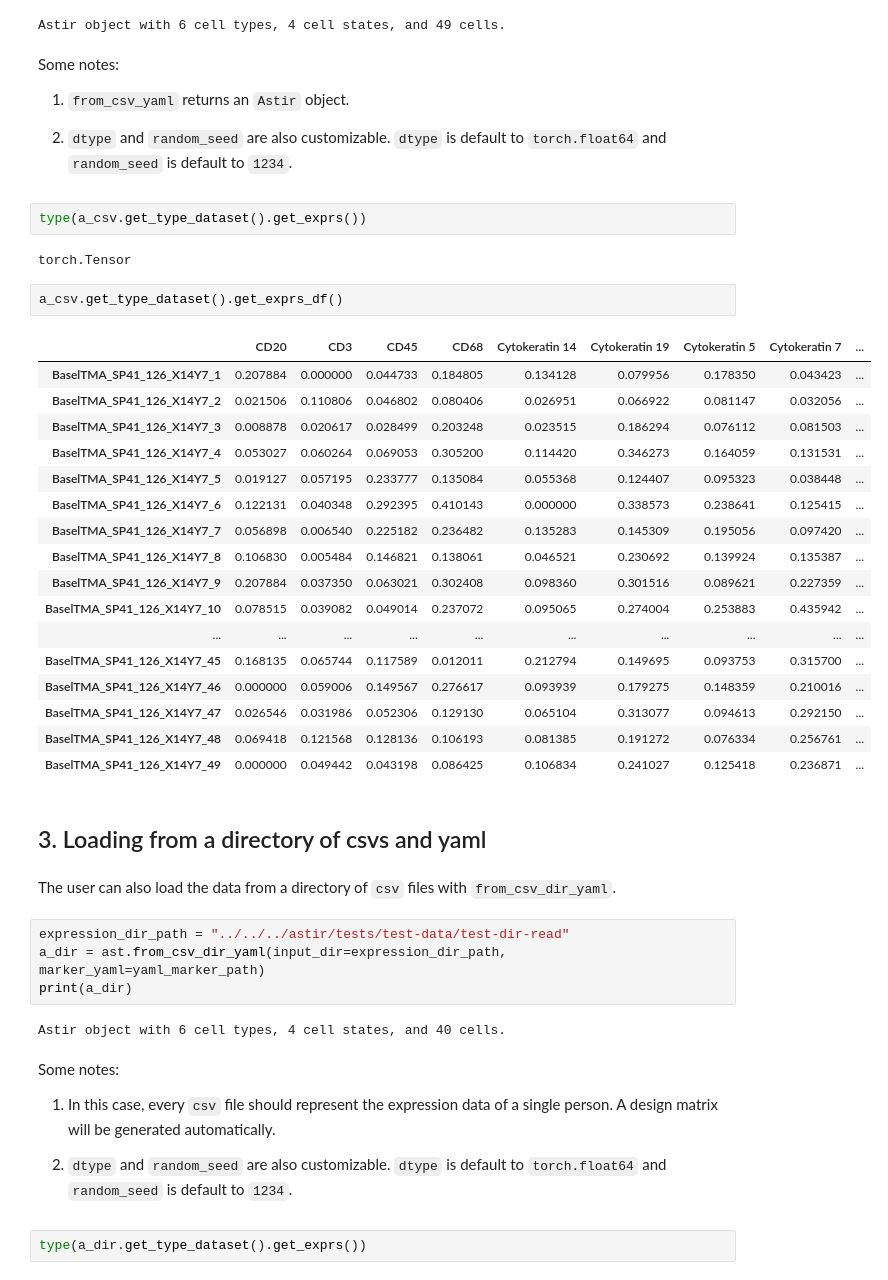
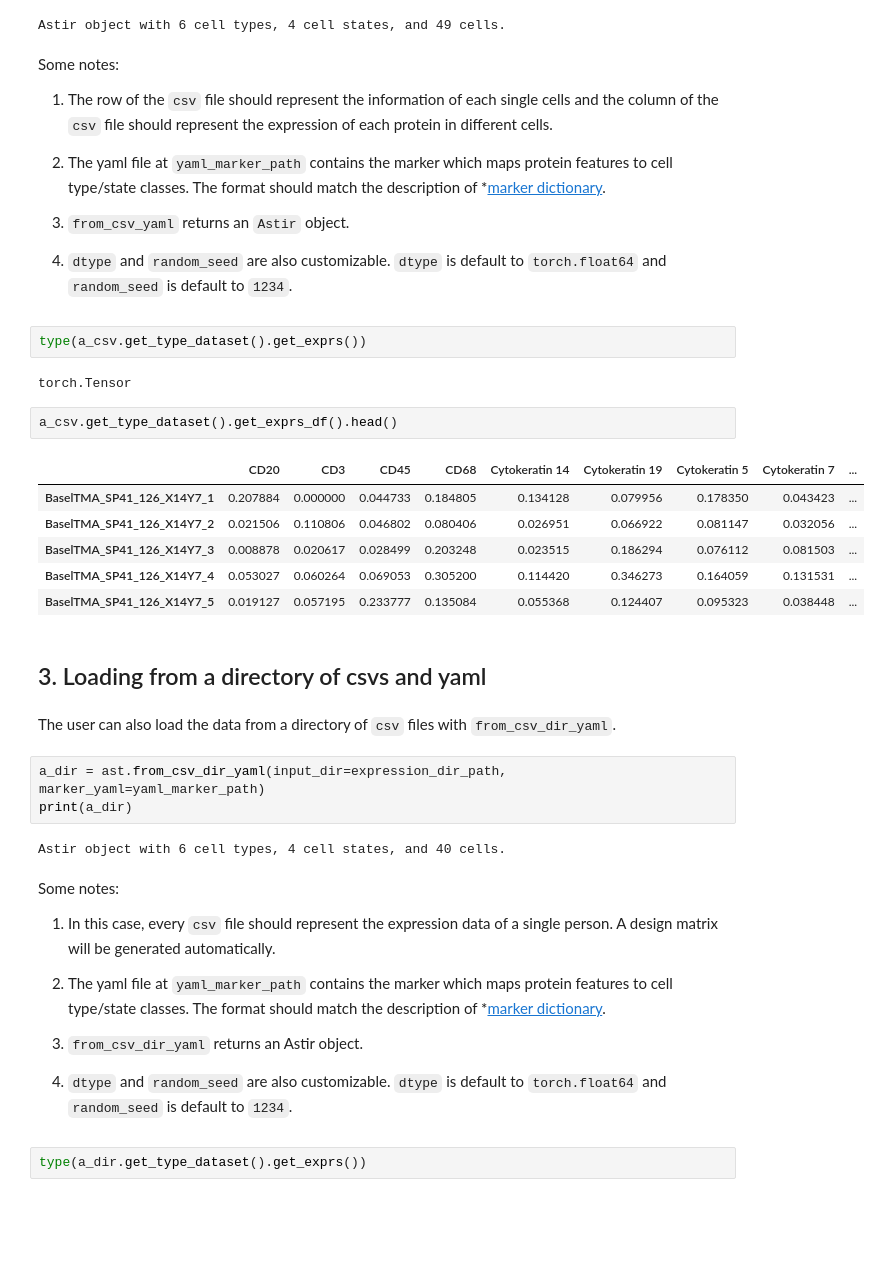
Before and after one commit to camlab-bioml/astir, a Jupyter notebook: docs/tutorials/notebooks/data_loading.ipynb, the cells around one changed output. Drawn from its saved outputs; the diff is of its cells as text; blank space fills up the shorter version.

```diff
--- a/docs/tutorials/notebooks/data_loading.ipynb
+++ b/docs/tutorials/notebooks/data_loading.ipynb
@@ -111,39 +132,31 @@ Astir object with 6 cell types, 4 cell states, and 49 cells.
 # %% [markdown]
 Some notes:
 
-1. `from_csv_yaml` returns an `Astir` object.
+1. The row of the `csv` file should represent the information of each single cells and the column of the `csv` file should represent the expression of each protein in different cells.
 
-2. `dtype` and `random_seed` are also customizable. `dtype` is default to `torch.float64` and `random_seed` is default to `1234`.
+2. The yaml file at `yaml_marker_path` contains the marker which maps protein features to cell type/state classes. The format should match the description of *[marker dictionary](#mk).
+
+3. `from_csv_yaml` returns an `Astir` object.
+
+4. `dtype` and `random_seed` are also customizable. `dtype` is default to `torch.float64` and `random_seed` is default to `1234`.
 # %%
 type(a_csv.get_type_dataset().get_exprs())
 # %% [output]
 torch.Tensor
 # %%
-a_csv.get_type_dataset().get_exprs_df()
+a_csv.get_type_dataset().get_exprs_df().head()
 # %% [output]
 |  | CD20 | CD3 | CD45 | CD68 | Cytokeratin 14 | Cytokeratin 19 | Cytokeratin 5 | Cytokeratin 7 | ... |
 | BaselTMA_SP41_126_X14Y7_1 | 0.207884 | 0.000000 | 0.044733 | 0.184805 | 0.134128 | 0.079956 | 0.178350 | 0.043423 | ... |
 | BaselTMA_SP41_126_X14Y7_2 | 0.021506 | 0.110806 | 0.046802 | 0.080406 | 0.026951 | 0.066922 | 0.081147 | 0.032056 | ... |
 | BaselTMA_SP41_126_X14Y7_3 | 0.008878 | 0.020617 | 0.028499 | 0.203248 | 0.023515 | 0.186294 | 0.076112 | 0.081503 | ... |
 | BaselTMA_SP41_126_X14Y7_4 | 0.053027 | 0.060264 | 0.069053 | 0.305200 | 0.114420 | 0.346273 | 0.164059 | 0.131531 | ... |
 | BaselTMA_SP41_126_X14Y7_5 | 0.019127 | 0.057195 | 0.233777 | 0.135084 | 0.055368 | 0.124407 | 0.095323 | 0.038448 | ... |
-| BaselTMA_SP41_126_X14Y7_6 | 0.122131 | 0.040348 | 0.292395 | 0.410143 | 0.000000 | 0.338573 | 0.238641 | 0.125415 | ... |
-| BaselTMA_SP41_126_X14Y7_7 | 0.056898 | 0.006540 | 0.225182 | 0.236482 | 0.135283 | 0.145309 | 0.195056 | 0.097420 | ... |
-| BaselTMA_SP41_126_X14Y7_8 | 0.106830 | 0.005484 | 0.146821 | 0.138061 | 0.046521 | 0.230692 | 0.139924 | 0.135387 | ... |
-| BaselTMA_SP41_126_X14Y7_9 | 0.207884 | 0.037350 | 0.063021 | 0.302408 | 0.098360 | 0.301516 | 0.089621 | 0.227359 | ... |
-| BaselTMA_SP41_126_X14Y7_10 | 0.078515 | 0.039082 | 0.049014 | 0.237072 | 0.095065 | 0.274004 | 0.253883 | 0.435942 | ... |
-| ... | ... | ... | ... | ... | ... | ... | ... | ... | ... |
-| BaselTMA_SP41_126_X14Y7_45 | 0.168135 | 0.065744 | 0.117589 | 0.012011 | 0.212794 | 0.149695 | 0.093753 | 0.315700 | ... |
-| BaselTMA_SP41_126_X14Y7_46 | 0.000000 | 0.059006 | 0.149567 | 0.276617 | 0.093939 | 0.179275 | 0.148359 | 0.210016 | ... |
-| BaselTMA_SP41_126_X14Y7_47 | 0.026546 | 0.031986 | 0.052306 | 0.129130 | 0.065104 | 0.313077 | 0.094613 | 0.292150 | ... |
-| BaselTMA_SP41_126_X14Y7_48 | 0.069418 | 0.121568 | 0.128136 | 0.106193 | 0.081385 | 0.191272 | 0.076334 | 0.256761 | ... |
-| BaselTMA_SP41_126_X14Y7_49 | 0.000000 | 0.049442 | 0.043198 | 0.086425 | 0.106834 | 0.241027 | 0.125418 | 0.236871 | ... |
 # %% [markdown]
-## 3. Loading from a directory of csvs and yaml
+## 3. Loading from a directory of csvs and yaml  <a class="anchor" id="three"></a>
 # %% [markdown]
 The user can also load the data from a directory of `csv` files with `from_csv_dir_yaml`.
 # %%
-expression_dir_path = "../../../astir/tests/test-data/test-dir-read"
 a_dir = ast.from_csv_dir_yaml(input_dir=expression_dir_path, marker_yaml=yaml_marker_path)
 print(a_dir)
 # %% [output]
@@ -153,7 +166,11 @@ Some notes:
 
 1. In this case, every `csv` file should represent the expression data of a single person. A design matrix will be generated automatically.
 
-2. `dtype` and `random_seed` are also customizable. `dtype` is default to `torch.float64` and `random_seed` is default to `1234`.
+2. The yaml file at `yaml_marker_path` contains the marker which maps protein features to cell type/state classes. The format should match the description of *[marker dictionary](#mk).
+
+3. `from_csv_dir_yaml` returns an Astir object.
+
+4. `dtype` and `random_seed` are also customizable. `dtype` is default to `torch.float64` and `random_seed` is default to `1234`.
 # %%
 type(a_dir.get_type_dataset().get_exprs())
 # %% [output]
```
Also changed, not shown: parts of 34 cells of this notebook, 1 other file.
